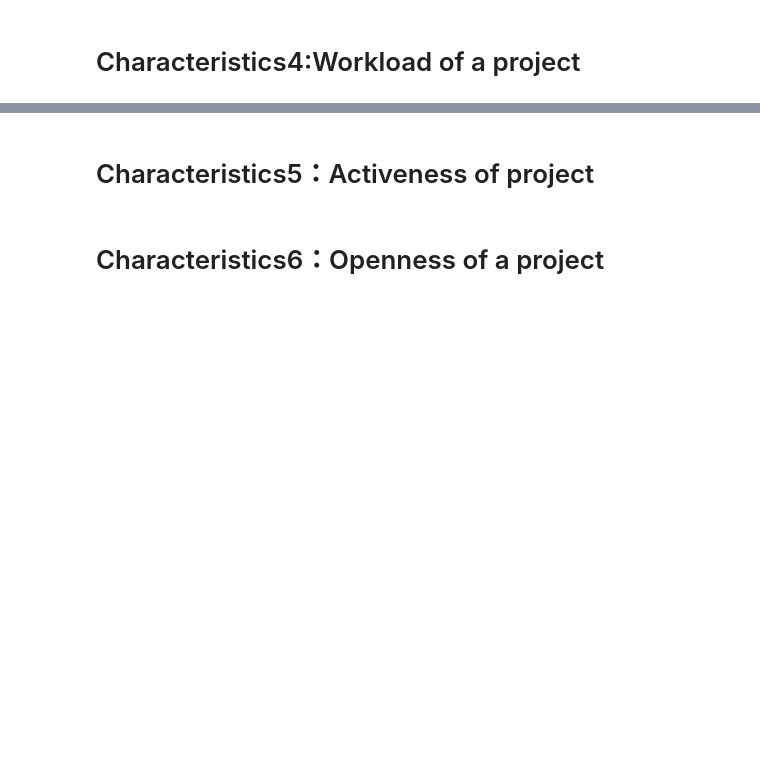
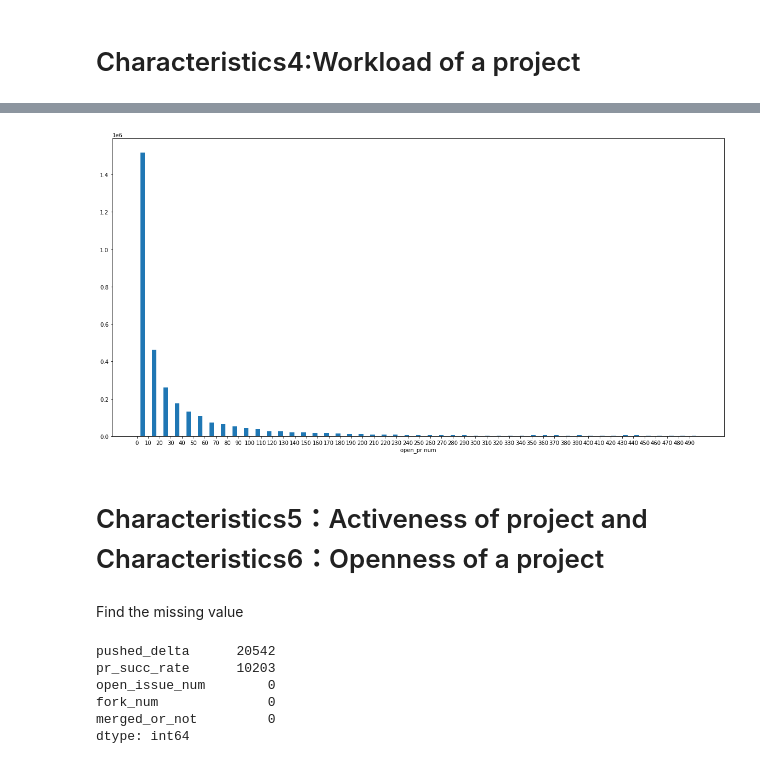
Before and after one commit to vitaminvaf/MSc-Project, a Jupyter notebook: Source code/Data analysis.ipynb, the cells around one changed output, grey strips where cells are left out. Cells and saved outputs as stored; diff of their text form; code cells hidden in the pictures; blank space fills up the shorter version.

```diff
--- a/Source code/Data analysis.ipynb
+++ b/Source code/Data analysis.ipynb
@@ -543,4 +598,8 @@ picture_sameX_plot(age_Merged,age_Merge_Failed,age_name)
+# %%
+workload_num_low_500 =workload_of_project[workload_of_project['open_pr_num']<500]['open_pr_num'].values.tolist()
+bin=int((max(workload_num_low_500)-min(workload_num_low_500))/10)
+picturehist(workload_num_low_500,min(workload_num_low_500),max(workload_num_low_500),10,bin,0.4,'open_pr num',)
+# %% [output]
+[figure, added]
 # %% [markdown]
-# Characteristics5：Activeness of project
+# Characteristics5：Activeness of project and Characteristics6：Openness of a project
-# %% [markdown]
-# Characteristics6：Openness of a project
@@ -546,0 +608,11 @@ picture_sameX_plot(age_Merged,age_Merge_Failed,age_name)
+# %% [markdown]
+Find the missing value
+# %%
+feature.isna().sum()
+# %% [output]
+pushed_delta      20542
+pr_succ_rate      10203
+open_issue_num        0
+fork_num              0
+merged_or_not         0
+dtype: int64
```
Also changed, not shown: parts of 27 cells of this notebook.
